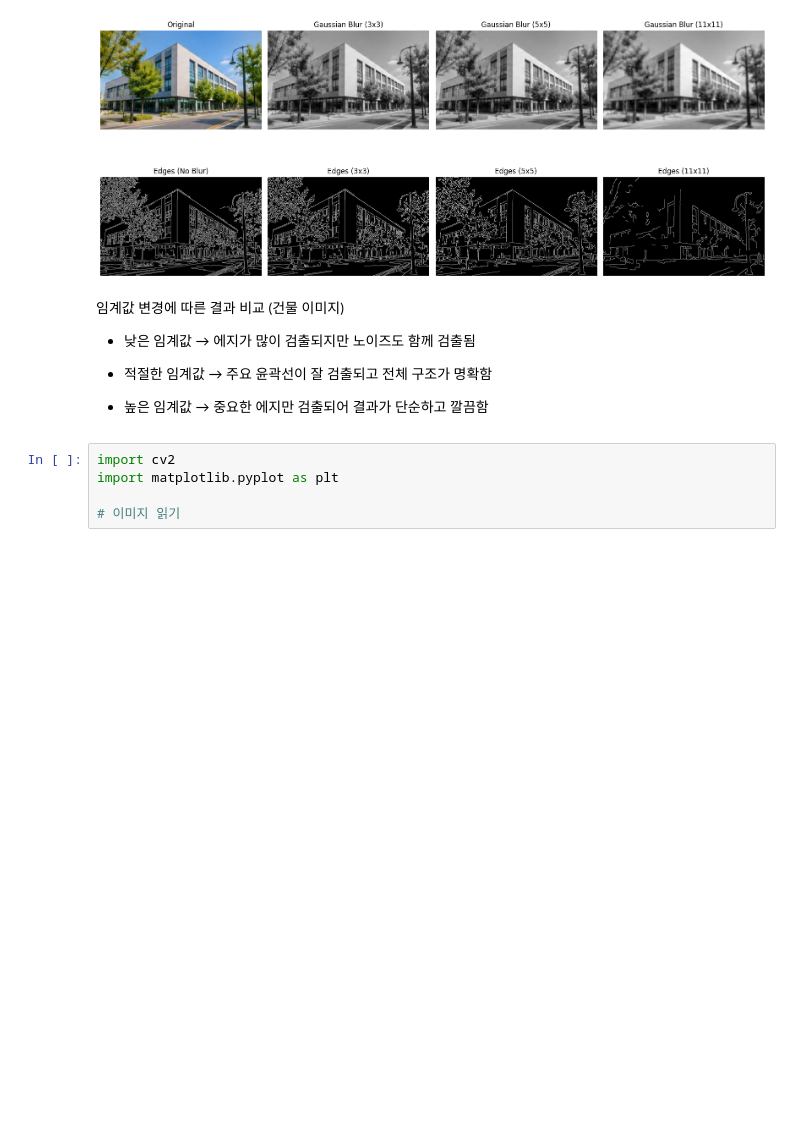
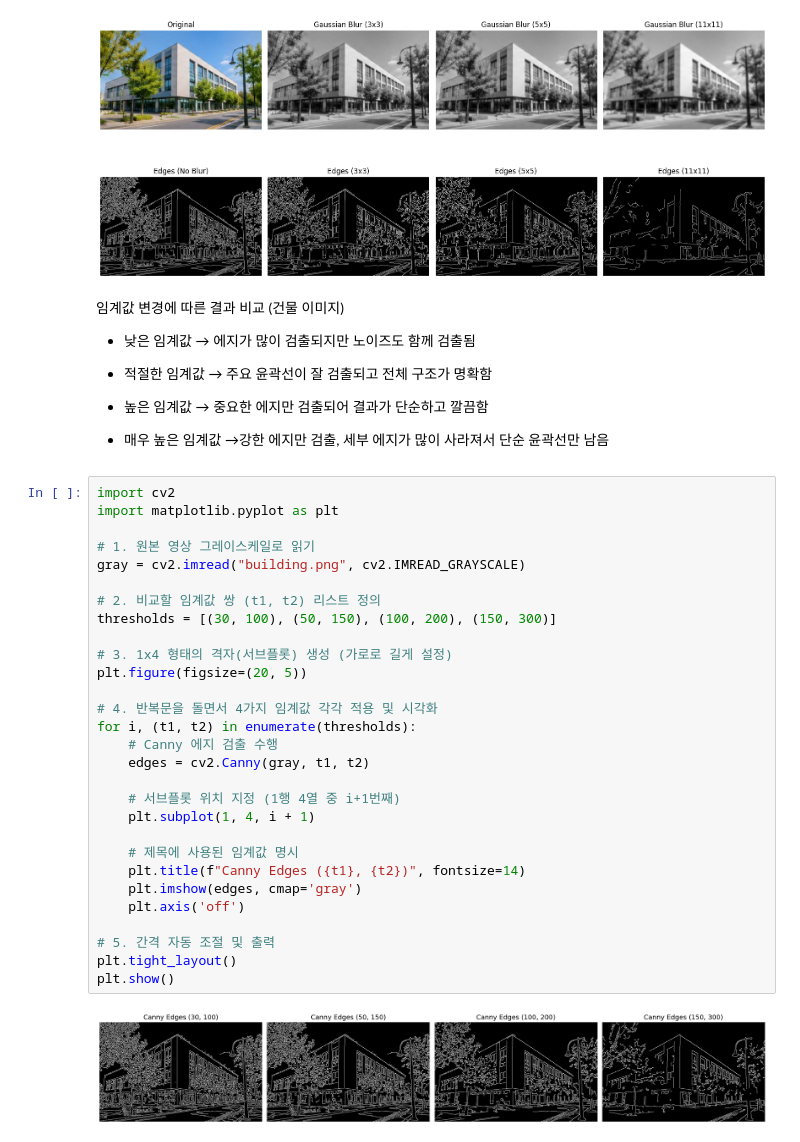
Before and after one commit to godmsqls/Advanced-Major-Practice, a Jupyter notebook: AMP_week6.ipynb, the cells around one changed output. Saved outputs shown, nothing was run; the diff lists cells and outputs as text; blank space fills up the shorter version.

```diff
--- a/AMP_week6.ipynb
+++ b/AMP_week6.ipynb
@@ -285,8 +276,36 @@ plt.show()
 - 적절한 임계값 → 주요 윤곽선이 잘 검출되고 전체 구조가 명확함
 
 - 높은 임계값 → 중요한 에지만 검출되어 결과가 단순하고 깔끔함
+
+- 매우 높은 임계값 →강한 에지만 검출, 세부 에지가 많이 사라져서 단순 윤곽선만 남음
-# %%
-import cv2
-import matplotlib.pyplot as plt
-
-# 이미지 읽기
+# %%
+import cv2
+import matplotlib.pyplot as plt
+
+# 1. 원본 영상 그레이스케일로 읽기
+gray = cv2.imread("building.png", cv2.IMREAD_GRAYSCALE)
+
+# 2. 비교할 임계값 쌍 (t1, t2) 리스트 정의
+thresholds = [(30, 100), (50, 150), (100, 200), (150, 300)]
+
+# 3. 1x4 형태의 격자(서브플롯) 생성 (가로로 길게 설정)
+plt.figure(figsize=(20, 5))
+
+# 4. 반복문을 돌면서 4가지 임계값 각각 적용 및 시각화
+for i, (t1, t2) in enumerate(thresholds):
+    # Canny 에지 검출 수행
+    edges = cv2.Canny(gray, t1, t2)
+
+    # 서브플롯 위치 지정 (1행 4열 중 i+1번째)
+    plt.subplot(1, 4, i + 1)
+
+    # 제목에 사용된 임계값 명시
+    plt.title(f"Canny Edges ({t1}, {t2})", fontsize=14)
+    plt.imshow(edges, cmap='gray')
+    plt.axis('off')
+
+# 5. 간격 자동 조절 및 출력
+plt.tight_layout()
+plt.show()
+# %% [output]
+[figure, added]
```
Also changed, not shown: parts of 3 cells of this notebook.
